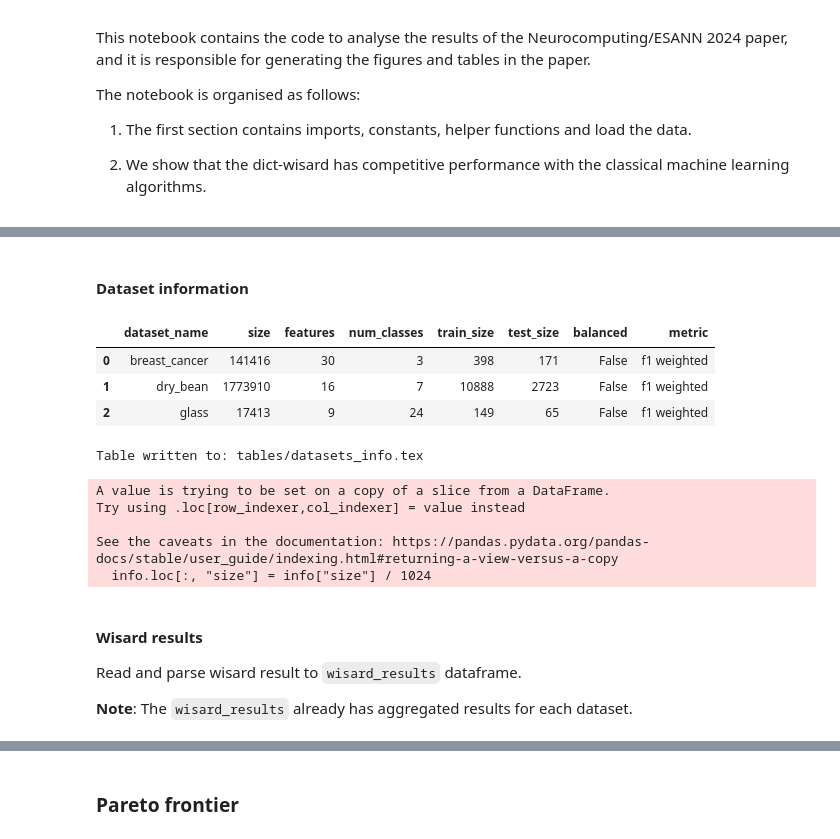
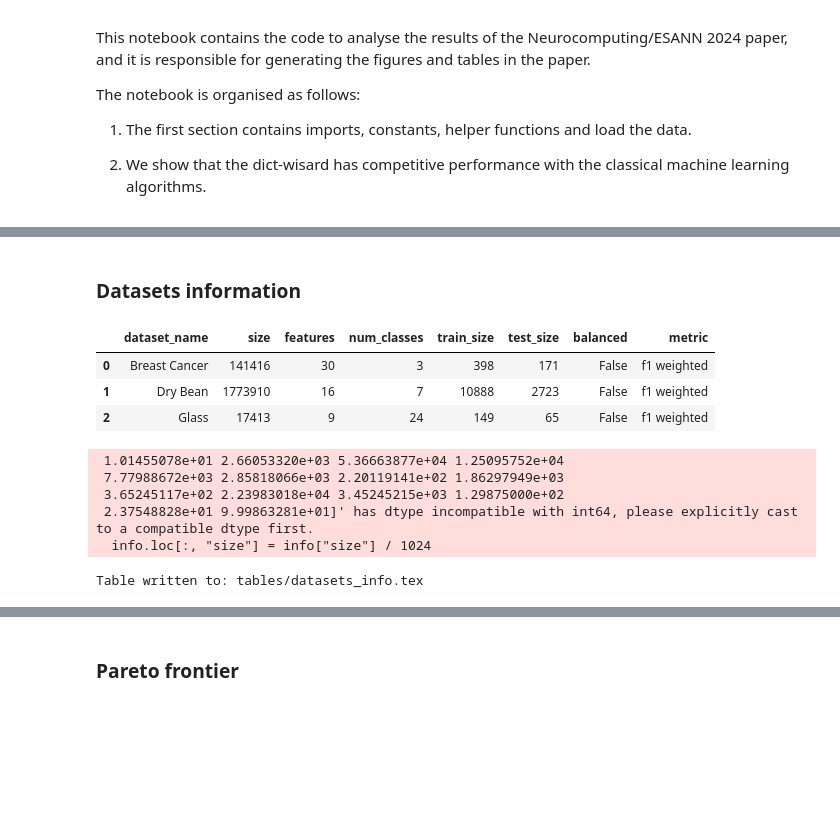
Before and after one commit to otavioon/wisardlib, a Jupyter notebook: analysis/analyse_results.ipynb, the cells around one changed output, grey strips where cells are left out. Drawn from its saved outputs; the diff is of its cells as text; code cells hidden in the pictures; blank space fills up the shorter version.

Commit message:
Changed notebook names

```diff
--- a/analysis/analyse_results.ipynb
+++ b/analysis/analyse_results.ipynb
@@ -45,15 +52,17 @@ results_sklearn_path = Path("results_sklearn_folded.csv")
 # %% [markdown]
-#### Dataset information
+### Datasets information
 # %%
 # Datasets information
 datasets_info = pd.read_json(datasets_info_path, orient="index").reset_index(drop=True)
 datasets_info.rename(columns={"name": "dataset_name"}, inplace=True)
+datasets_info["dataset_name"] = datasets_info["dataset_name"].str.replace("_", " ")
+datasets_info["dataset_name"] = datasets_info["dataset_name"].str.title()
 datasets_info.head(n=3)
 # %% [output]
 |  | dataset_name | size | features | num_classes | train_size | test_size | balanced | metric |
-| 0 | breast_cancer | 141416 | 30 | 3 | 398 | 171 | False | f1 weighted |
-| 1 | dry_bean | 1773910 | 16 | 7 | 10888 | 2723 | False | f1 weighted |
-| 2 | glass | 17413 | 9 | 24 | 149 | 65 | False | f1 weighted |
+| 0 | Breast Cancer | 141416 | 30 | 3 | 398 | 171 | False | f1 weighted |
+| 1 | Dry Bean | 1773910 | 16 | 7 | 10888 | 2723 | False | f1 weighted |
+| 2 | Glass | 17413 | 9 | 24 | 149 | 65 | False | f1 weighted |
 # %%
 info = datasets_info[
     ["dataset_name", "features", "size", "num_classes", "balanced"]
@@ -80,15 +89,9 @@ latex_str = info.to_latex(
 
 write_latex_table("datasets_info.tex", latex_str)
 # %% [output]
-Table written to: tables/datasets_info.tex
+ 1.01455078e+01 2.66053320e+03 5.36663877e+04 1.25095752e+04
+ 7.77988672e+03 2.85818066e+03 2.20119141e+02 1.86297949e+03
+ 3.65245117e+02 2.23983018e+04 3.45245215e+03 1.29875000e+02
+ 2.37548828e+01 9.99863281e+01]' has dtype incompatible with int64, please explicitly cast to a compatible dtype first.
+  info.loc[:, "size"] = info["size"] / 1024
-A value is trying to be set on a copy of a slice from a DataFrame.
-Try using .loc[row_indexer,col_indexer] = value instead
-
-See the caveats in the documentation: https://pandas.pydata.org/pandas-docs/stable/user_guide/indexing.html#returning-a-view-versus-a-copy
-  info.loc[:, "size"] = info["size"] / 1024
+Table written to: tables/datasets_info.tex
-# %% [markdown]
-#### Wisard results
-
-Read and parse wisard result to `wisard_results` dataframe.
-
-**Note**: The `wisard_results` already has aggregated results for each dataset.
```
Also changed, not shown: parts of 96 cells of this notebook, 1 other file.
